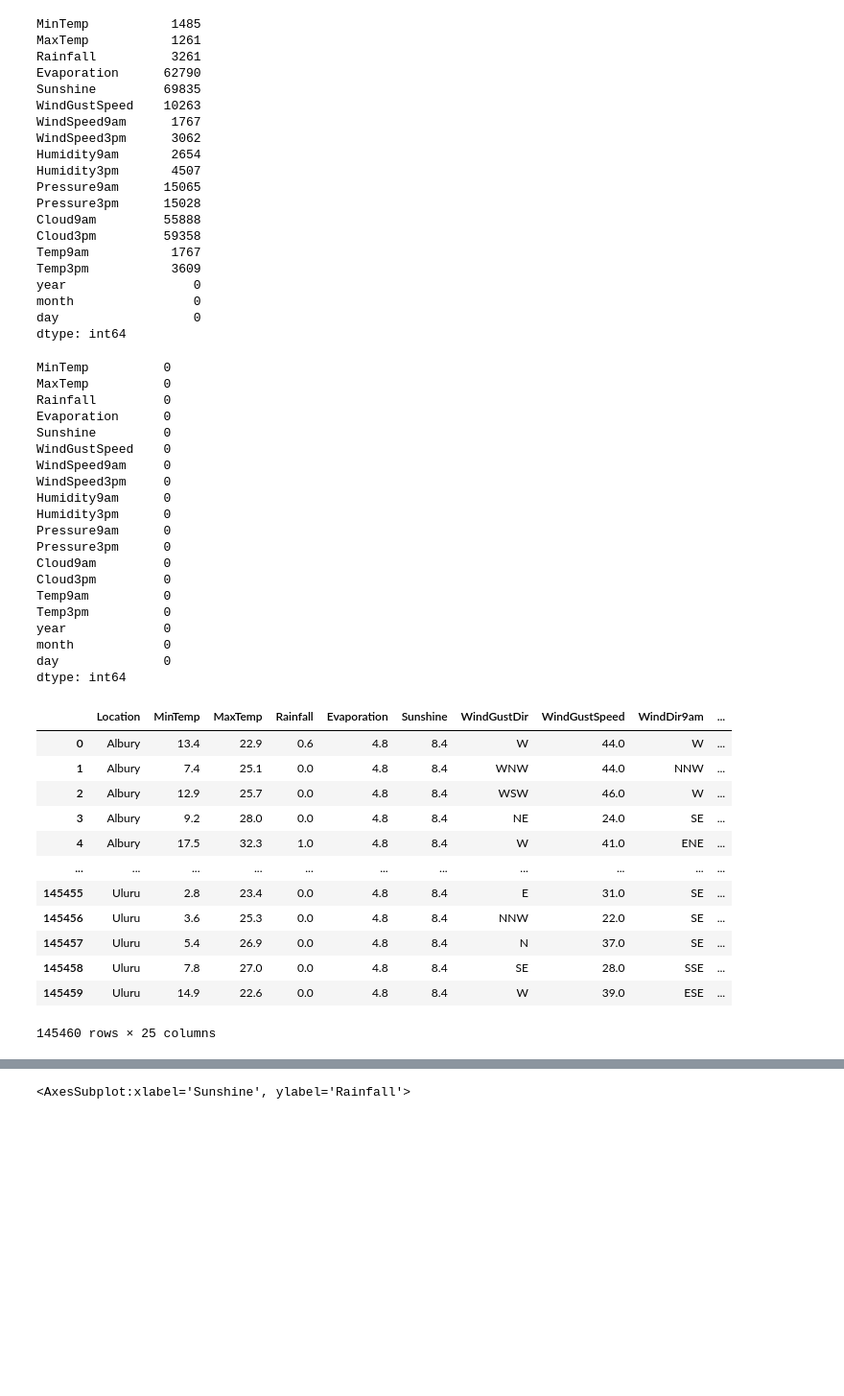
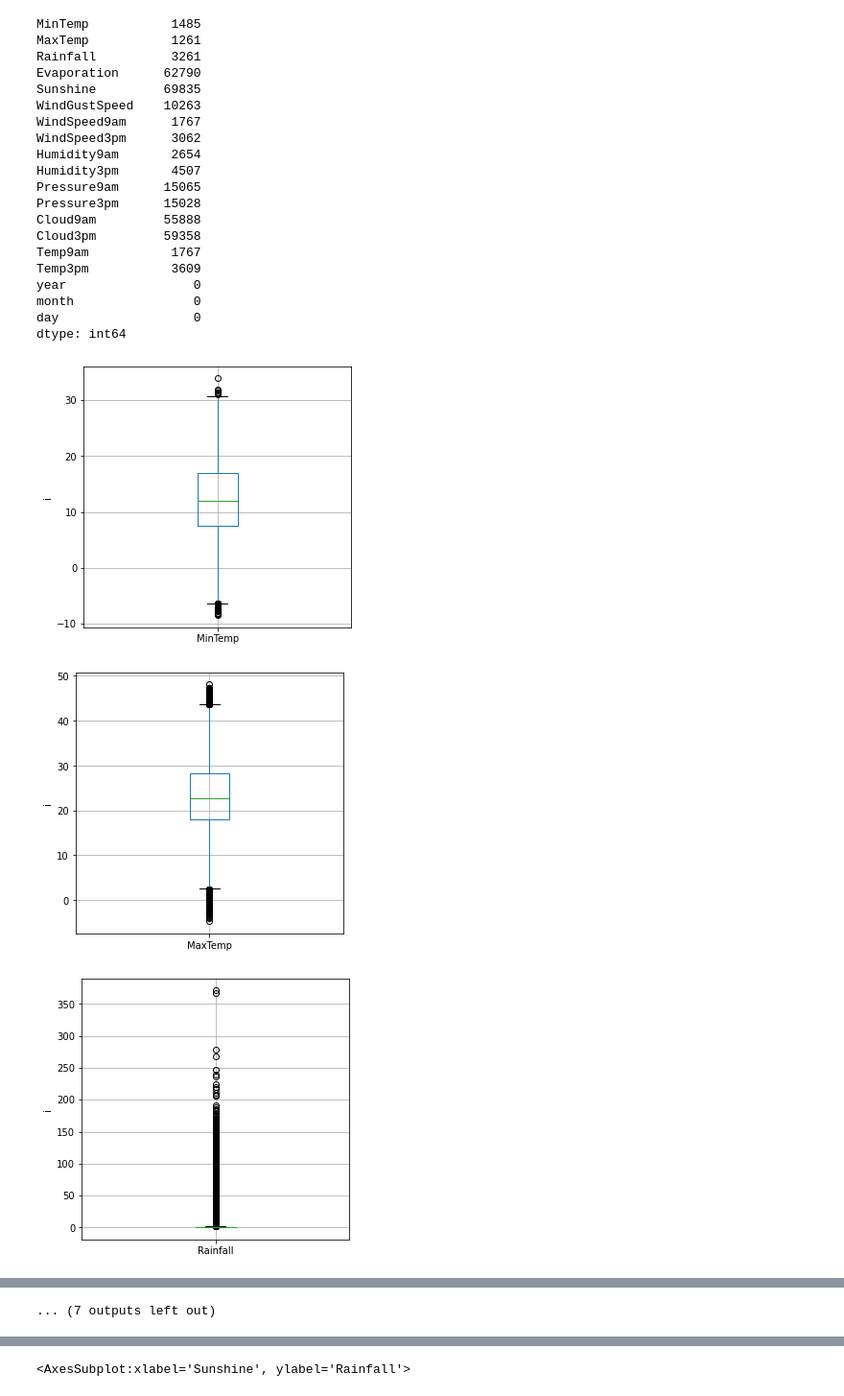
Before and after one commit to engyssimo/MLProjectNucphys, a Jupyter notebook: Decision tree.ipynb, the cells around one changed output, grey strips where cells are left out. Shown at 96% size. Drawn from its saved outputs; the diff is of its cells as text; code cells hidden in the pictures; blank space fills up the shorter version.

Commit message:
Added extra stuff such as the cross validation..
Please check the code guys.

```diff
--- a/Decision tree.ipynb
+++ b/Decision tree.ipynb
@@ -163,41 +159,13 @@ for each_feature in numerical_features_with_null:
-# %%
-numerical_features = [column_name for column_name in df_rain.columns if df_rain[column_name].dtype != 'O']
-df_rain[numerical_features].isnull().sum()
-# %% [output]
-MinTemp          0
-MaxTemp          0
-Rainfall         0
-Evaporation      0
-Sunshine         0
-WindGustSpeed    0
-WindSpeed9am     0
-WindSpeed3pm     0
-Humidity9am      0
-Humidity3pm      0
-Pressure9am      0
-Pressure3pm      0
-Cloud9am         0
-Cloud3pm         0
-Temp9am          0
-Temp3pm          0
-year             0
-month            0
-day              0
-dtype: int64
-# %%
-#Using median
-df_rain
-# %% [output]
-|  | Location | MinTemp | MaxTemp | Rainfall | Evaporation | Sunshine | WindGustDir | WindGustSpeed | WindDir9am | ... |
-| 0 | Albury | 13.4 | 22.9 | 0.6 | 4.8 | 8.4 | W | 44.0 | W | ... |
-| 1 | Albury | 7.4 | 25.1 | 0.0 | 4.8 | 8.4 | WNW | 44.0 | NNW | ... |
-| 2 | Albury | 12.9 | 25.7 | 0.0 | 4.8 | 8.4 | WSW | 46.0 | W | ... |
-| 3 | Albury | 9.2 | 28.0 | 0.0 | 4.8 | 8.4 | NE | 24.0 | SE | ... |
-| 4 | Albury | 17.5 | 32.3 | 1.0 | 4.8 | 8.4 | W | 41.0 | ENE | ... |
-| ... | ... | ... | ... | ... | ... | ... | ... | ... | ... | ... |
-| 145455 | Uluru | 2.8 | 23.4 | 0.0 | 4.8 | 8.4 | E | 31.0 | SE | ... |
-| 145456 | Uluru | 3.6 | 25.3 | 0.0 | 4.8 | 8.4 | NNW | 22.0 | SE | ... |
-| 145457 | Uluru | 5.4 | 26.9 | 0.0 | 4.8 | 8.4 | N | 37.0 | SE | ... |
-| 145458 | Uluru | 7.8 | 27.0 | 0.0 | 4.8 | 8.4 | SE | 28.0 | SSE | ... |
-| 145459 | Uluru | 14.9 | 22.6 | 0.0 | 4.8 | 8.4 | W | 39.0 | ESE | ... |
-145460 rows × 25 columns
+# %%
+# checking for outliers in numerical data type columns
+
+# first we will analyze outliers using box plot
+
+for i in numerical_features:
+    plt.figure(figsize=(5,5))
+    fig = df_rain.boxplot(column=i)
+    fig.set_ylabel('i')
+# %% [output]
+[figure, added]
+[figure, added]
+[figure, added]
@@ -204,3 +181,4 @@ df_rain
+... (7 outputs left out)
 # %%
 #Outliner
 #An Outlier is an observation that lies an abnormal distance from other values in a given sample.
```
Also changed, not shown: parts of 26 cells of this notebook.
